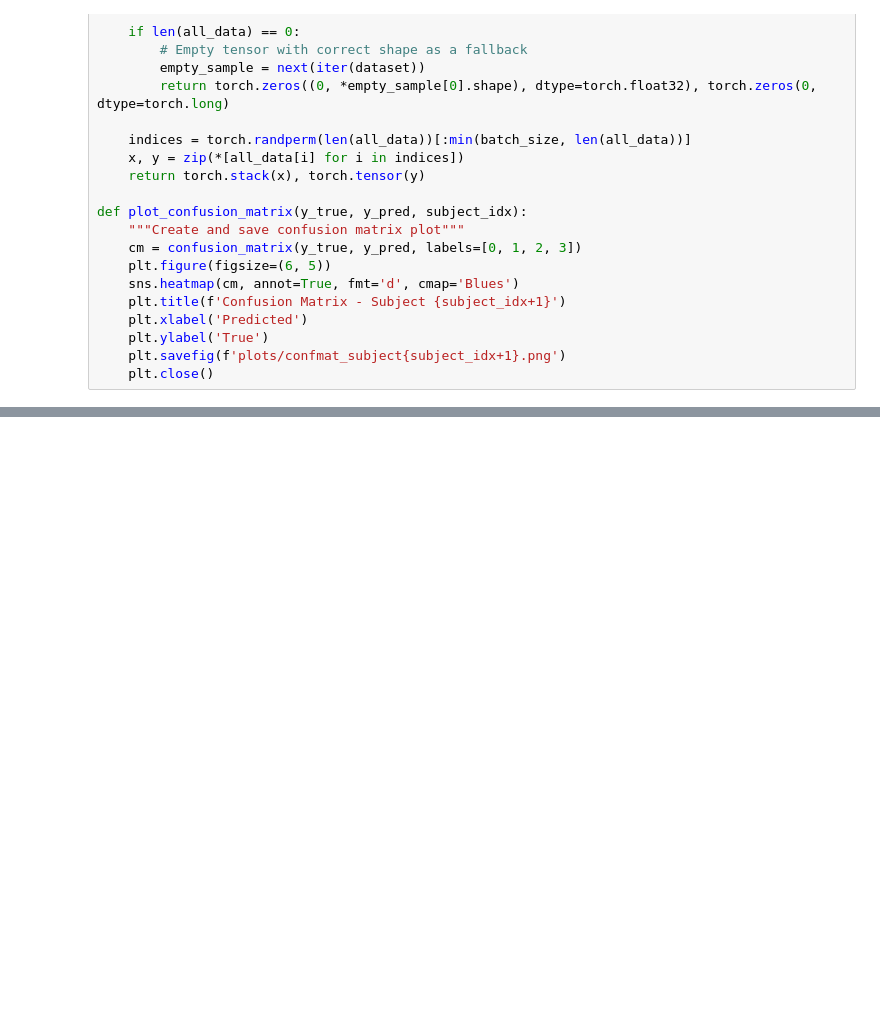
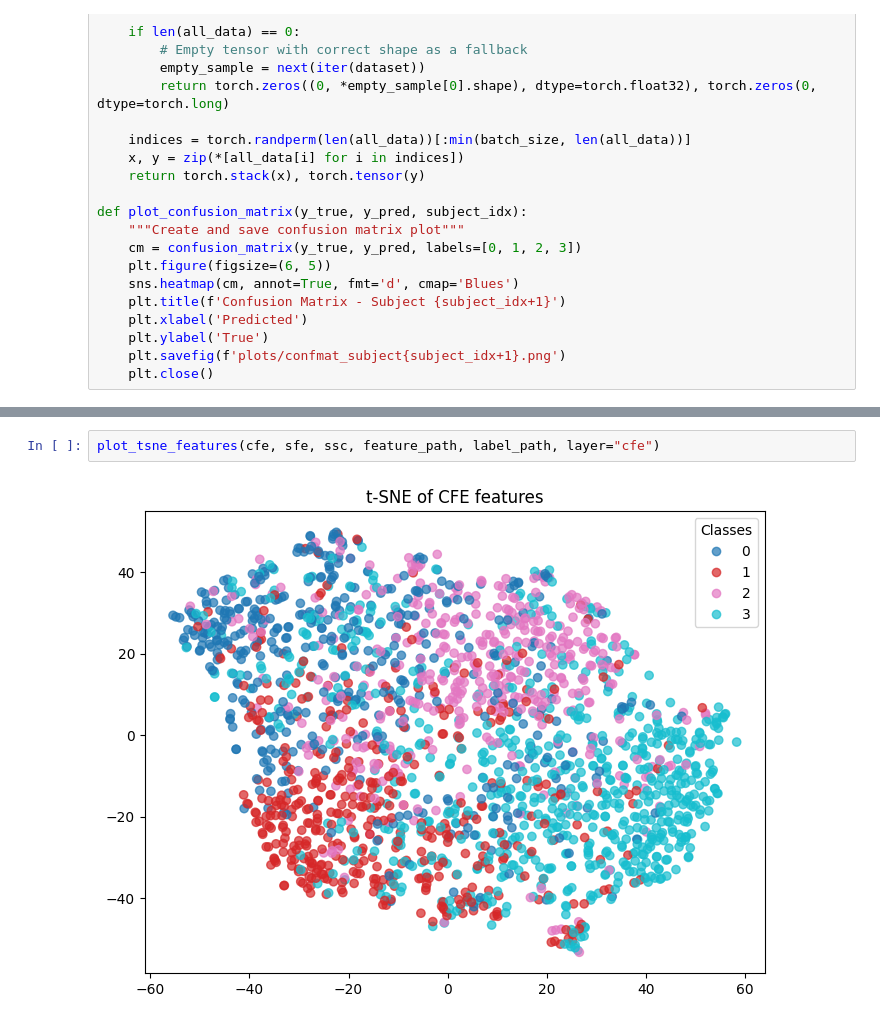
Before and after one commit to hamzaowaisog/EEg-based-Emotion-Recognition, a Jupyter notebook: FYP_2/Hamza/Deap_Pakka_Final.ipynb, the cells around one changed output, grey strips where cells are left out. Cells and saved outputs as stored; diff of their text form; blank space fills up the shorter version.

```diff
--- a/FYP_2/Hamza/Deap_Pakka_Final.ipynb
+++ b/FYP_2/Hamza/Deap_Pakka_Final.ipynb
@@ -612,0 +586,4 @@ KeyboardInterrupt:
+# %%
+plot_tsne_features(cfe, sfe, ssc, feature_path, label_path, layer="cfe")
+# %% [output]
+[figure, added]
```
Also changed, not shown: parts of 7 cells of this notebook, 5 other files.
